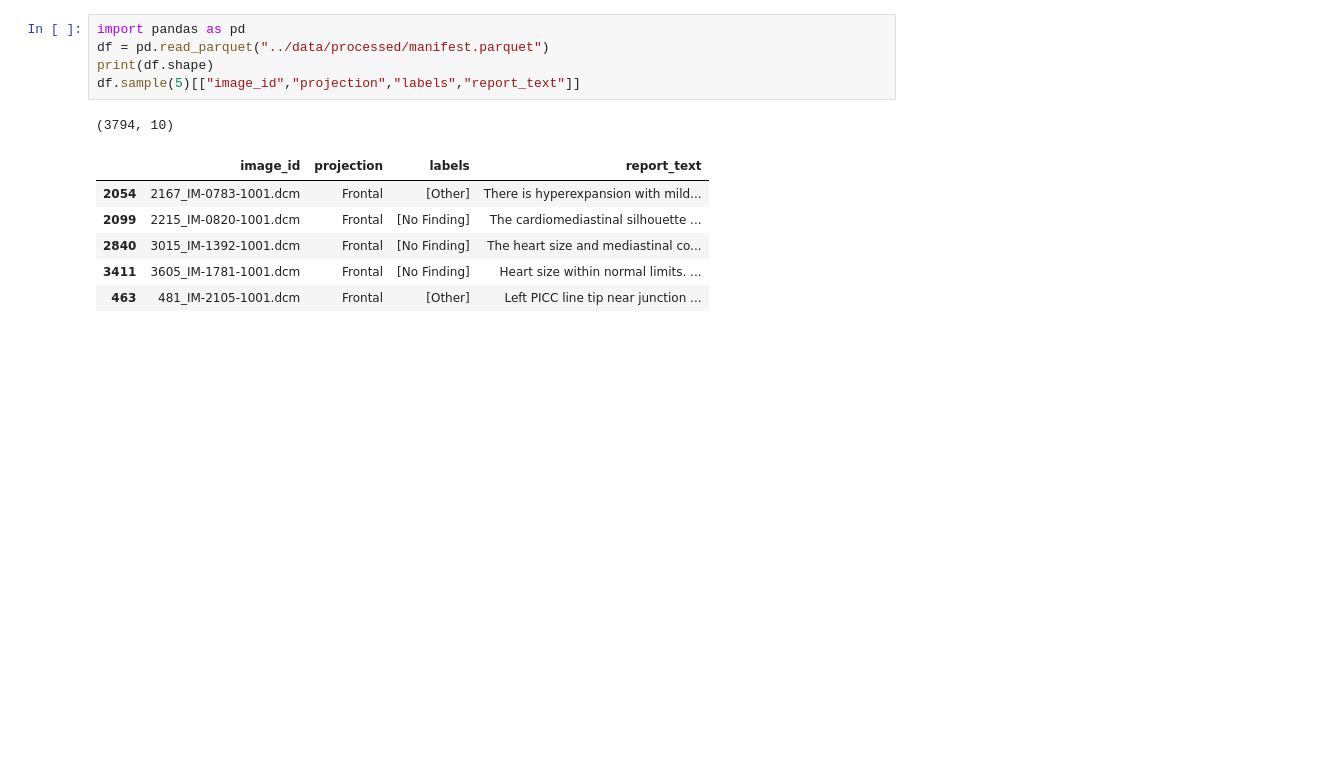
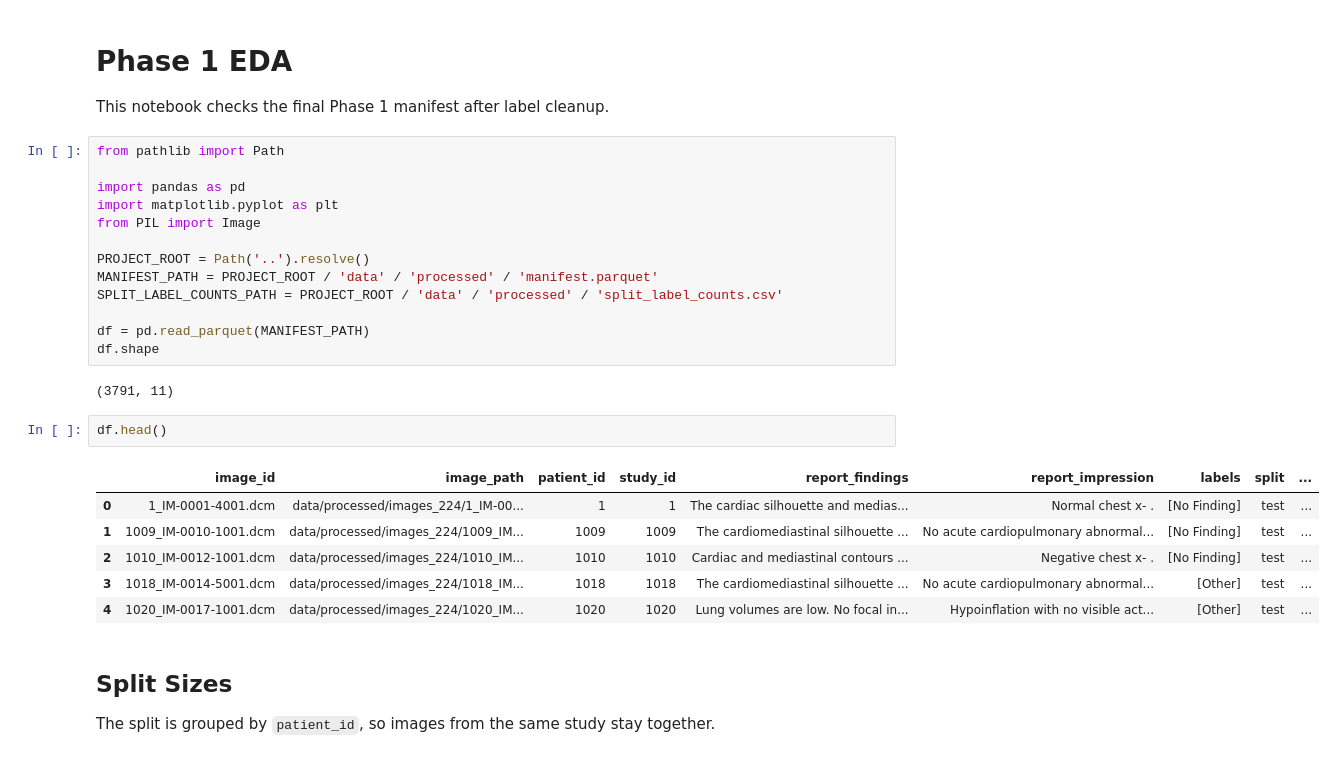
Before and after one commit to Rabby3075/RadScribe, a Jupyter notebook: notebooks/01_eda.ipynb, the cells around one changed output. Drawn from its saved outputs; the diff is of its cells as text; blank space fills up the shorter version.

```diff
--- a/notebooks/01_eda.ipynb
+++ b/notebooks/01_eda.ipynb
@@ -1,13 +1,32 @@
-# %%
-import pandas as pd
-df = pd.read_parquet("../data/processed/manifest.parquet")
-print(df.shape)
-df.sample(5)[["image_id","projection","labels","report_text"]]
-# %% [output]
-(3794, 10)
-|  | image_id | projection | labels | report_text |
-| 2054 | 2167_IM-0783-1001.dcm | Frontal | [Other] | There is hyperexpansion with mild... |
-| 2099 | 2215_IM-0820-1001.dcm | Frontal | [No Finding] | The cardiomediastinal silhouette ... |
-| 2840 | 3015_IM-1392-1001.dcm | Frontal | [No Finding] | The heart size and mediastinal co... |
-| 3411 | 3605_IM-1781-1001.dcm | Frontal | [No Finding] | Heart size within normal limits. ... |
-| 463 | 481_IM-2105-1001.dcm | Frontal | [Other] | Left PICC line tip near junction ... |
+# %% [markdown]
+# Phase 1 EDA
+
+This notebook checks the final Phase 1 manifest after label cleanup.
+# %%
+from pathlib import Path
+
+import pandas as pd
+import matplotlib.pyplot as plt
+from PIL import Image
+
+PROJECT_ROOT = Path('..').resolve()
+MANIFEST_PATH = PROJECT_ROOT / 'data' / 'processed' / 'manifest.parquet'
+SPLIT_LABEL_COUNTS_PATH = PROJECT_ROOT / 'data' / 'processed' / 'split_label_counts.csv'
+
+df = pd.read_parquet(MANIFEST_PATH)
+df.shape
+# %% [output]
+(3791, 11)
+# %%
+df.head()
+# %% [output]
+|  | image_id | image_path | patient_id | study_id | report_findings | report_impression | labels | split | ... |
+| 0 | 1_IM-0001-4001.dcm | data/processed/images_224/1_IM-00... | 1 | 1 | The cardiac silhouette and medias... | Normal chest x- . | [No Finding] | test | ... |
+| 1 | 1009_IM-0010-1001.dcm | data/processed/images_224/1009_IM... | 1009 | 1009 | The cardiomediastinal silhouette ... | No acute cardiopulmonary abnormal... | [No Finding] | test | ... |
+| 2 | 1010_IM-0012-1001.dcm | data/processed/images_224/1010_IM... | 1010 | 1010 | Cardiac and mediastinal contours ... | Negative chest x- . | [No Finding] | test | ... |
+| 3 | 1018_IM-0014-5001.dcm | data/processed/images_224/1018_IM... | 1018 | 1018 | The cardiomediastinal silhouette ... | No acute cardiopulmonary abnormal... | [Other] | test | ... |
+| 4 | 1020_IM-0017-1001.dcm | data/processed/images_224/1020_IM... | 1020 | 1020 | Lung volumes are low. No focal in... | Hypoinflation with no visible act... | [Other] | test | ... |
+# %% [markdown]
+## Split Sizes
+
+The split is grouped by `patient_id`, so images from the same study stay together.
```
Also changed, not shown: parts of 17 cells of this notebook, 17 other files.
